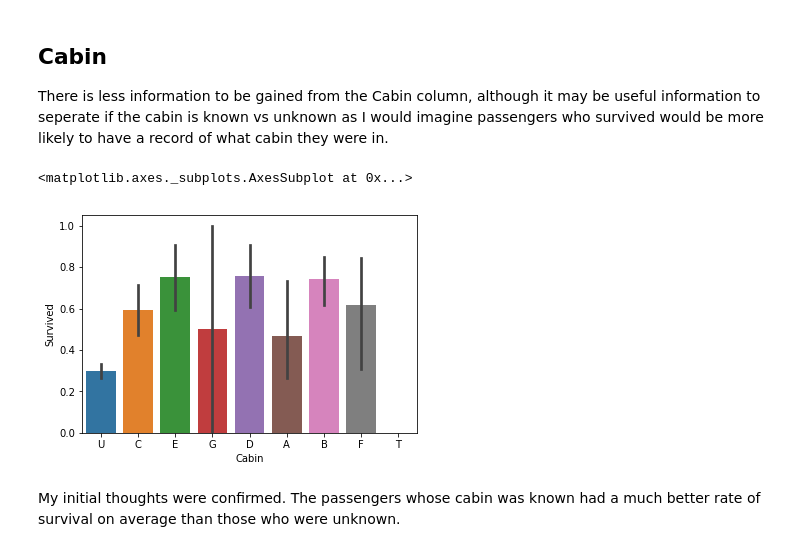
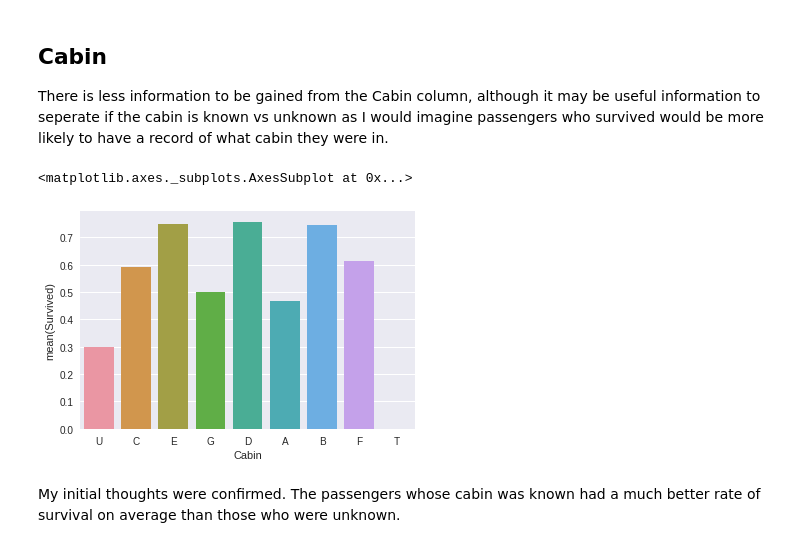
Before and after one commit to GougeC/Titanic_Analysis_Kaggle, a Jupyter notebook: Titanic Survival Analysis.ipynb, the cells around one changed output. Drawn from its saved outputs; the diff is of its cells as text; code cells hidden in the pictures.

Commit message:
edited graphs and text

```diff
--- a/Titanic Survival Analysis.ipynb
+++ b/Titanic Survival Analysis.ipynb
@@ -9,8 +9,8 @@ import matplotlib.pyplot as plt
 import seaborn as sns
 %matplotlib inline
 
-from sklearn.ensemble import RandomForestClassifier
 from sklearn.cross_validation import train_test_split
+sns.set_style('darkgrid')
 # %%
 #Load in the data
 train = pd.read_csv('train.csv')
@@ -270,10 +270,10 @@ train['Cabin'].fillna('Unknown', inplace = True)
 # %%
 train['Cabin'] = train['Cabin'].apply(lambda x: x[0].upper())
 # %%
-sns.barplot(x = 'Cabin',y = 'Survived',data = train)
+sns.barplot(x = 'Cabin',y = 'Survived',data = train, ci = None)
 # %% [output]
 <matplotlib.axes._subplots.AxesSubplot at 0x...>
-[figure, old version]
+[figure, new version]
 # %% [markdown]
 My initial thoughts were confirmed. The passengers whose cabin was known had a much better rate of survival on average than those who were unknown.
 # %% [markdown]
```
Also changed, not shown: parts of 13 cells of this notebook, 1 other file.
